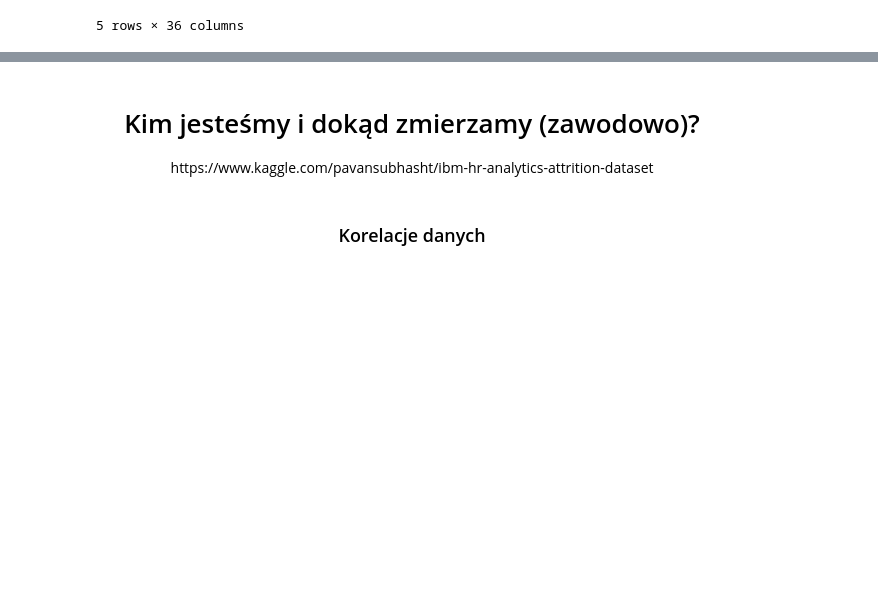
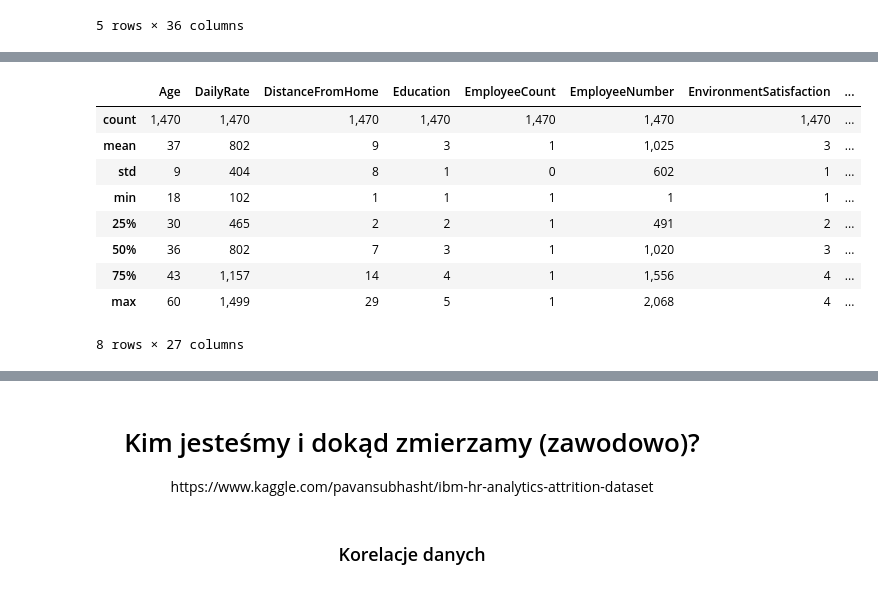
Before and after one commit to infoshareacademy/jdszr5-nonamezzz, a Jupyter notebook: Projekt Python/Statystyka_ogolna.ipynb, the cells around one changed output, grey strips where cells are left out. Drawn from its saved outputs; the diff is of its cells as text; code cells hidden in the pictures; blank space fills up the shorter version.

```diff
--- a/Projekt Python/Statystyka_ogolna.ipynb
+++ b/Projekt Python/Statystyka_ogolna.ipynb
@@ -30,0 +49,13 @@ list(df.columns)
+# %%
+df.describe()
+# %% [output]
+|  | Age | DailyRate | DistanceFromHome | Education | EmployeeCount | EmployeeNumber | EnvironmentSatisfaction | ... |
+| count | 1,470 | 1,470 | 1,470 | 1,470 | 1,470 | 1,470 | 1,470 | ... |
+| mean | 37 | 802 | 9 | 3 | 1 | 1,025 | 3 | ... |
+| std | 9 | 404 | 8 | 1 | 0 | 602 | 1 | ... |
+| min | 18 | 102 | 1 | 1 | 1 | 1 | 1 | ... |
+| 25% | 30 | 465 | 2 | 2 | 1 | 491 | 2 | ... |
+| 50% | 36 | 802 | 7 | 3 | 1 | 1,020 | 3 | ... |
+| 75% | 43 | 1,157 | 14 | 4 | 1 | 1,556 | 4 | ... |
+| max | 60 | 1,499 | 29 | 5 | 1 | 2,068 | 4 | ... |
+8 rows × 27 columns
```
Also changed, not shown: parts of 7 cells of this notebook, 3 other files.
